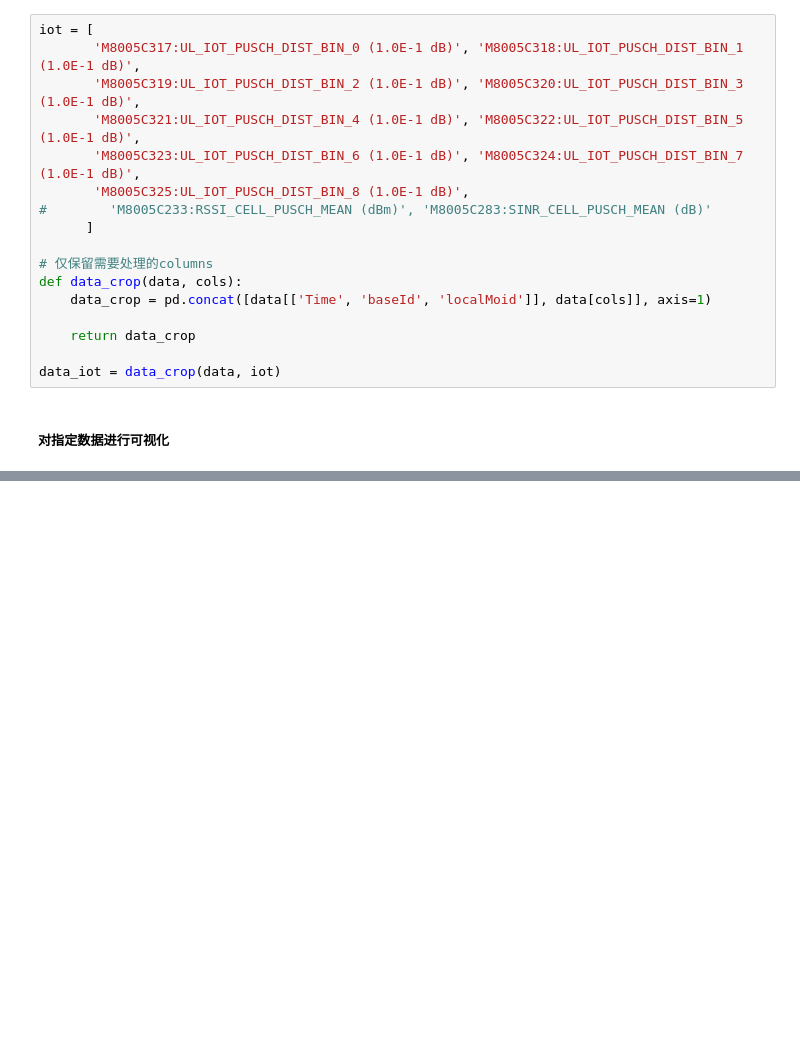
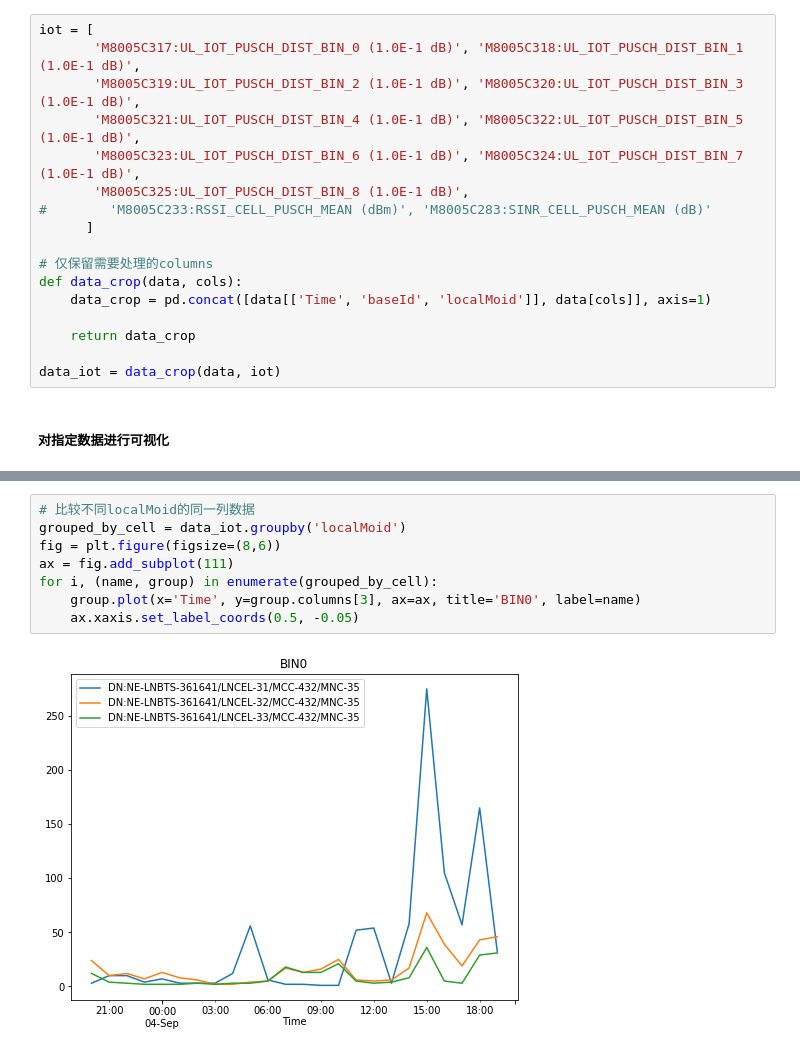
Before and after one commit to w26738/NSB, a Jupyter notebook: ltepat_analyzer.ipynb, the cells around one changed output, grey strips where cells are left out. Cells and saved outputs as stored; diff of their text form; blank space fills up the shorter version.

```diff
--- a/ltepat_analyzer.ipynb
+++ b/ltepat_analyzer.ipynb
@@ -123,0 +124,10 @@ visual_data(data_iot)
+# %%
+# 比较不同localMoid的同一列数据
+grouped_by_cell = data_iot.groupby('localMoid')
+fig = plt.figure(figsize=(8,6))
+ax = fig.add_subplot(111)
+for i, (name, group) in enumerate(grouped_by_cell):
+    group.plot(x='Time', y=group.columns[3], ax=ax, title='BIN0', label=name)
+    ax.xaxis.set_label_coords(0.5, -0.05)
+# %% [output]
+[figure, added]
```
Also changed, not shown: parts of 2 cells of this notebook.
